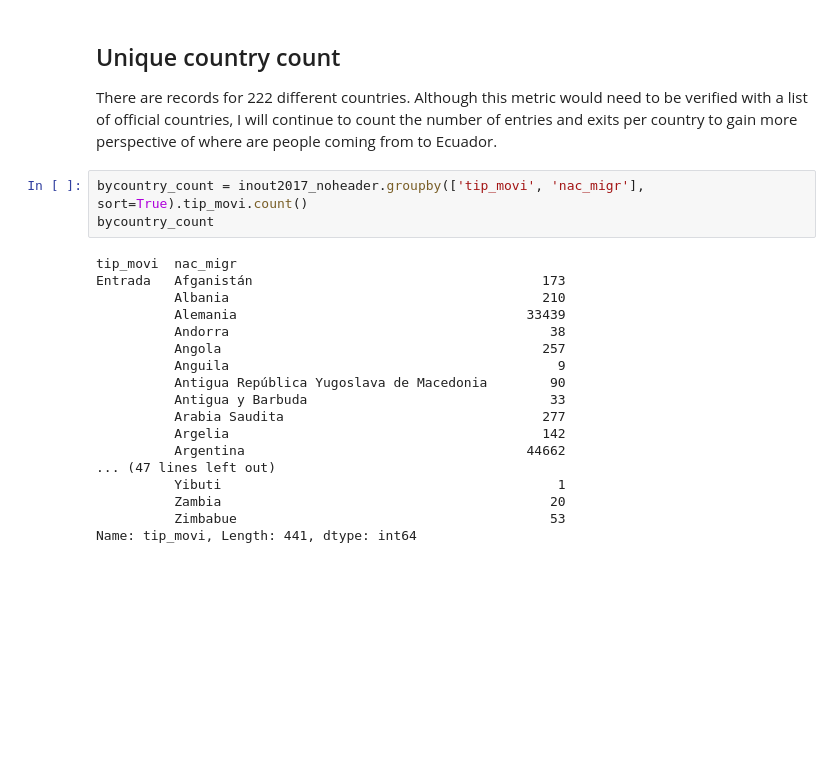
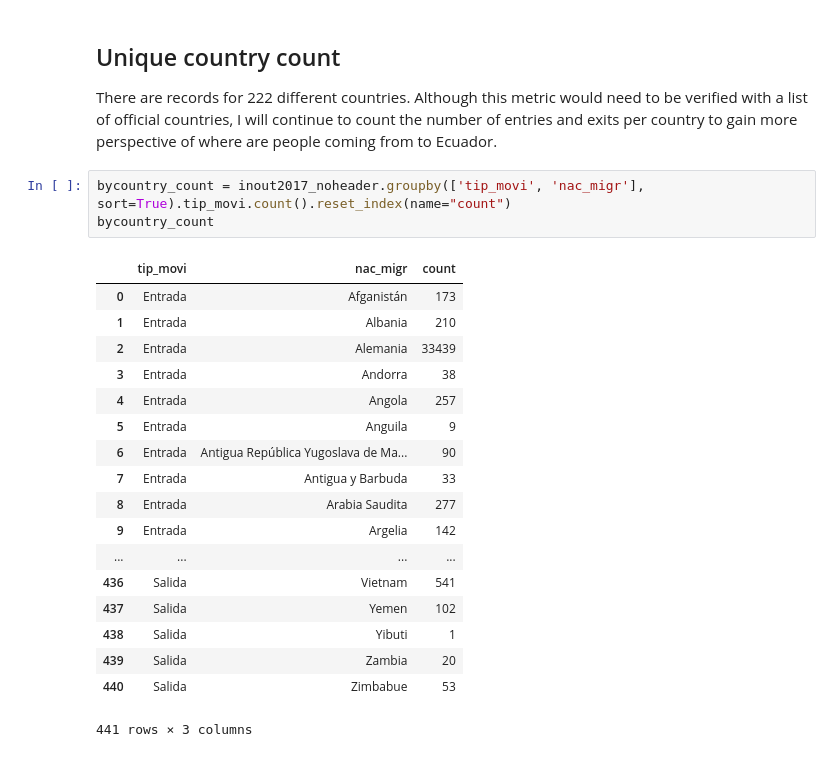
Before and after one commit to suprematis/Ecuador_Migration_Patterns, a Jupyter notebook: Migration_Data_Ingest_Ecuador.ipynb, the cells around one changed output. Saved outputs shown, nothing was run; the diff lists cells and outputs as text; blank space fills up the shorter version.

```diff
--- a/Migration_Data_Ingest_Ecuador.ipynb
+++ b/Migration_Data_Ingest_Ecuador.ipynb
@@ -165,24 +165,25 @@ inout2017_noheader['nac_migr'].nunique()
 ## Unique country count
 There are records for 222 different countries.  Although this metric would need to be verified with a list of official countries, I will continue to count the number of entries and exits per country to gain more perspective of where are people coming from to Ecuador.
 # %%
-bycountry_count = inout2017_noheader.groupby(['tip_movi', 'nac_migr'], sort=True).tip_movi.count()
+bycountry_count = inout2017_noheader.groupby(['tip_movi', 'nac_migr'], sort=True).tip_movi.count().reset_index(name="count")
 bycountry_count
 # %% [output]
+|  | tip_movi | nac_migr | count |
+| 0 | Entrada | Afganistán | 173 |
+| 1 | Entrada | Albania | 210 |
+| 2 | Entrada | Alemania | 33439 |
+| 3 | Entrada | Andorra | 38 |
+| 4 | Entrada | Angola | 257 |
+| 5 | Entrada | Anguila | 9 |
+| 6 | Entrada | Antigua República Yugoslava de Ma... | 90 |
+| 7 | Entrada | Antigua y Barbuda | 33 |
+| 8 | Entrada | Arabia Saudita | 277 |
+| 9 | Entrada | Argelia | 142 |
+| ... | ... | ... | ... |
+| 436 | Salida | Vietnam | 541 |
+| 437 | Salida | Yemen | 102 |
+| 438 | Salida | Yibuti | 1 |
+| 439 | Salida | Zambia | 20 |
+| 440 | Salida | Zimbabue | 53 |
-tip_movi  nac_migr
-Entrada   Afganistán                                     173
-          Albania                                        210
-          Alemania                                     33439
-          Andorra                                         38
-          Angola                                         257
-          Anguila                                          9
-          Antigua República Yugoslava de Macedonia        90
-          Antigua y Barbuda                               33
-          Arabia Saudita                                 277
-          Argelia                                        142
-          Argentina                                    44662
-... (47 lines left out)
-          Yibuti                                           1
-          Zambia                                          20
-          Zimbabue                                        53
-Name: tip_movi, Length: 441, dtype: int64
+441 rows × 3 columns
 # %%
```
Also changed, not shown: parts of 6 cells of this notebook.
